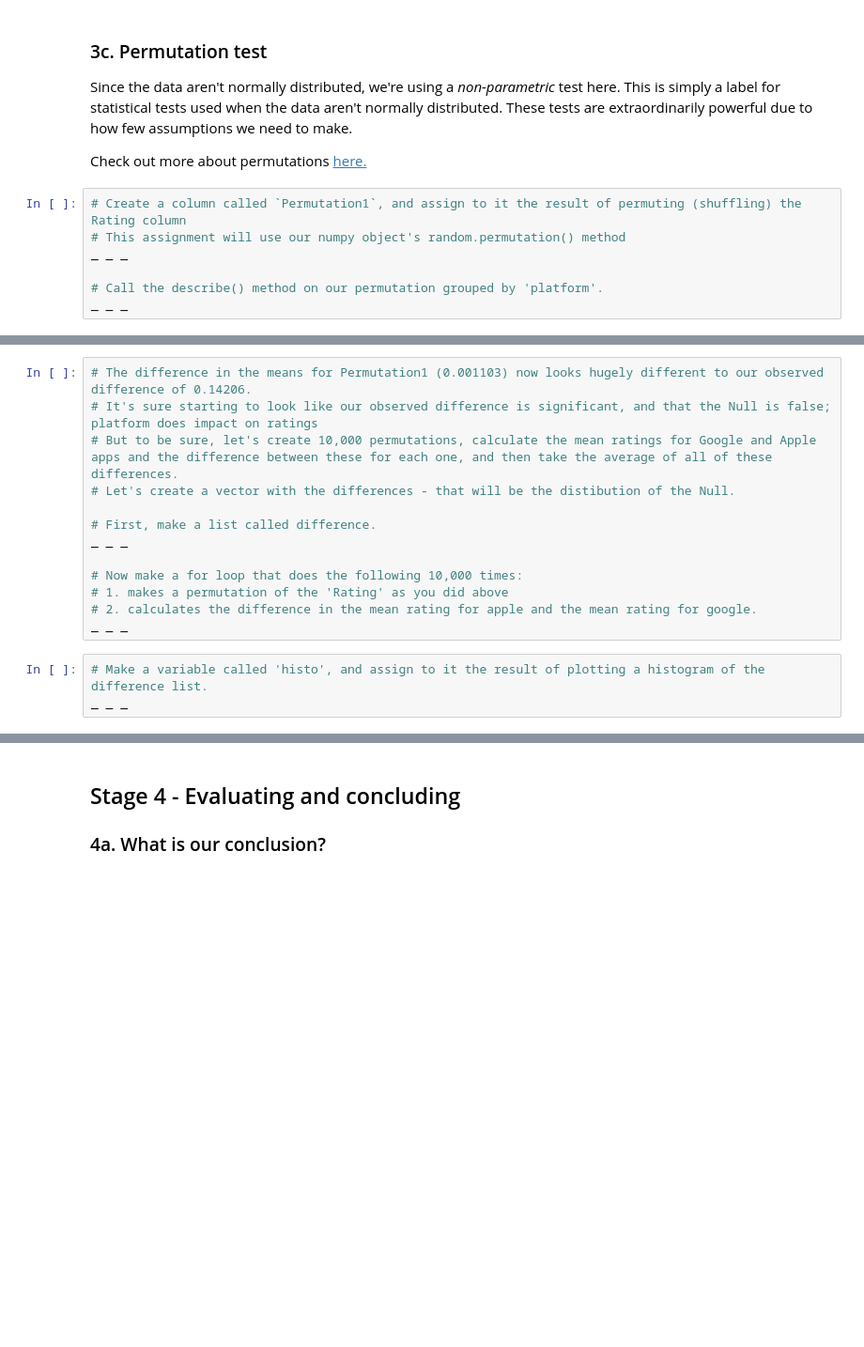
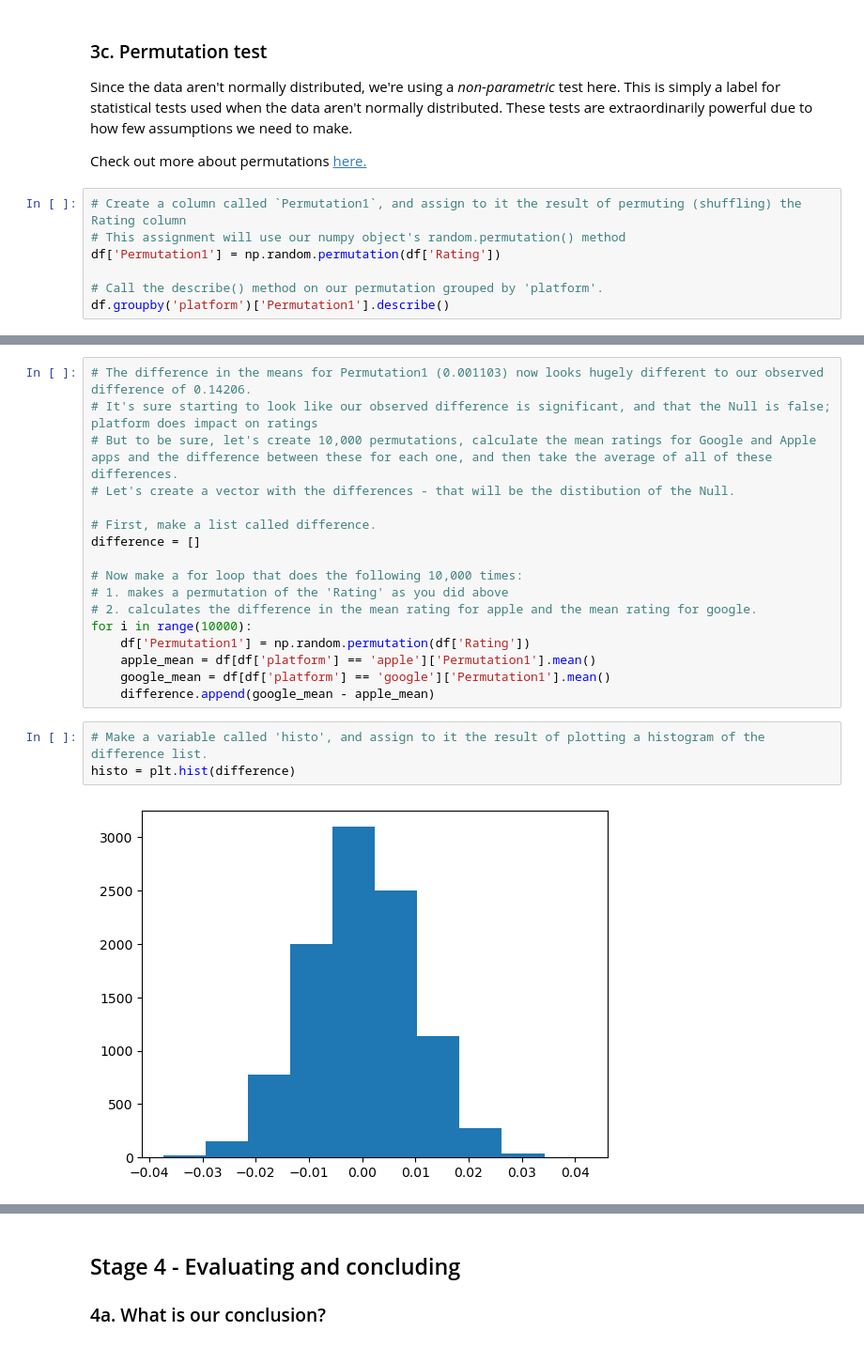
Before and after one commit to MsEM11/Apps_Case_Study, a Jupyter notebook: Project Files/Springboard Apps project - Tier 3 - Complete.ipynb, the cells around one changed output, grey strips where cells are left out. Shown at 94% size. Cells and saved outputs as stored; diff of their text form; blank space fills up the shorter version.

```diff
--- a/Project Files/Springboard Apps project - Tier 3 - Complete.ipynb
+++ b/Project Files/Springboard Apps project - Tier 3 - Complete.ipynb
@@ -448,7 +461,7 @@ Check out more about permutations [here.](http://rasbt.github.io/mlxtend/user_gu
 # %%
 # Create a column called `Permutation1`, and assign to it the result of permuting (shuffling) the Rating column
 # This assignment will use our numpy object's random.permutation() method
-_ _ _
+df['Permutation1'] = np.random.permutation(df['Rating'])
 
 # Call the describe() method on our permutation grouped by 'platform'.
-_ _ _
+df.groupby('platform')['Permutation1'].describe()
@@ -462,14 +485,20 @@ _ _ _
 # Let's create a vector with the differences - that will be the distibution of the Null.
 
 # First, make a list called difference.
-_ _ _
+difference = []
 
 # Now make a for loop that does the following 10,000 times:
 # 1. makes a permutation of the 'Rating' as you did above
 # 2. calculates the difference in the mean rating for apple and the mean rating for google.
-_ _ _
+for i in range(10000):
+    df['Permutation1'] = np.random.permutation(df['Rating'])
+    apple_mean = df[df['platform'] == 'apple']['Permutation1'].mean()
+    google_mean = df[df['platform'] == 'google']['Permutation1'].mean()
+    difference.append(google_mean - apple_mean)
 # %%
 # Make a variable called 'histo', and assign to it the result of plotting a histogram of the difference list.
-_ _ _
+histo = plt.hist(difference)
+# %% [output]
+[figure, added]
 # %%
 # Now make a variable called obs_difference, and assign it the result of the mean of our 'apple' variable and the mean of our 'google variable'
```
Also changed, not shown: parts of 11 cells of this notebook.
